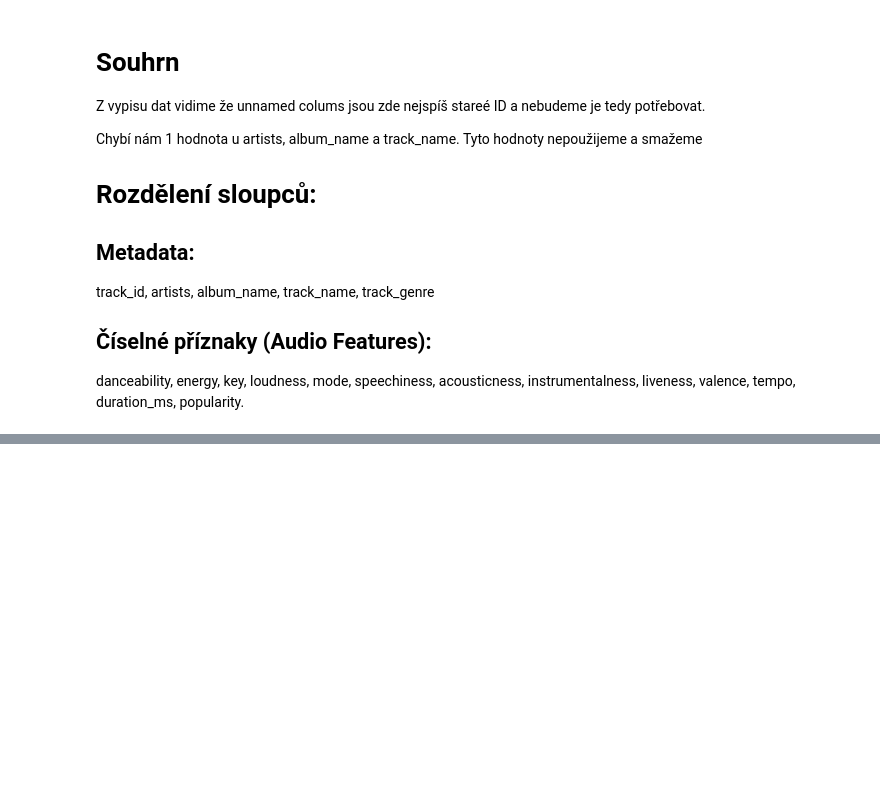
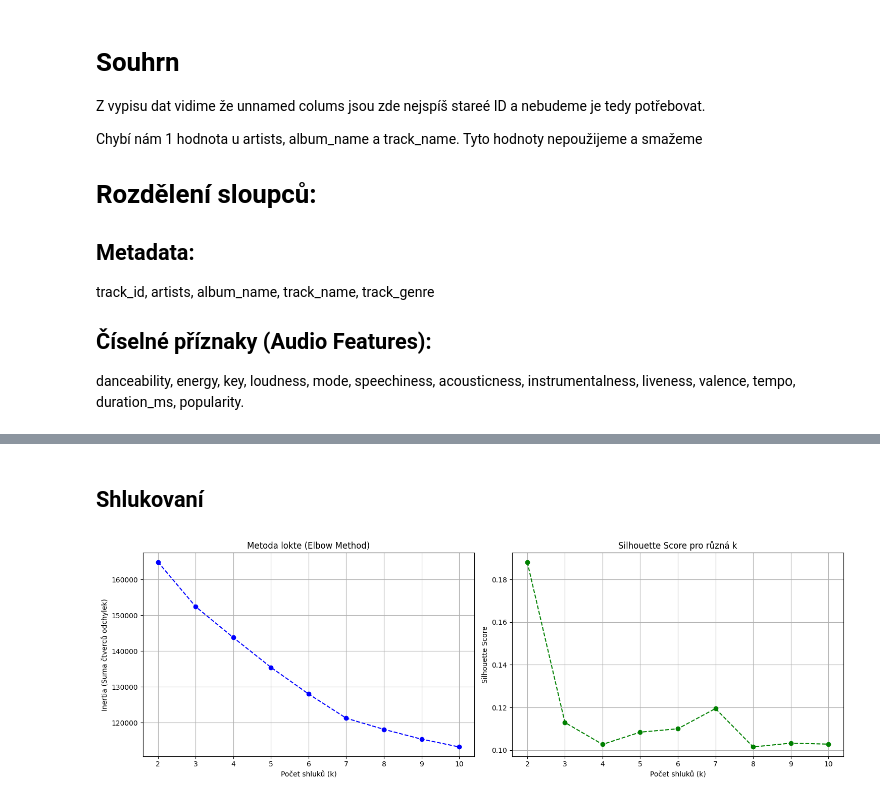
Before and after one commit to Varpyx/Uro-Bootstrap, a Jupyter notebook: fml_01_student_en_active_learning.ipynb, the cells around one changed output, grey strips where cells are left out. Cells and saved outputs as stored; diff of their text form; code cells hidden in the pictures; blank space fills up the shorter version.

```diff
--- a/fml_01_student_en_active_learning.ipynb
+++ b/fml_01_student_en_active_learning.ipynb
@@ -427,4 +74,0 @@ Why is this a poor definition for analysing historical sales? Choose the more me
-# %%
-df["HouseAgeAtSale"] = df["YrSold"] - df["YearBuilt"]
-
-df.loc[:, ["YearBuilt", "YrSold", "HouseAgeAtSale"]].head()
@@ -617,0 +110,16 @@ These skills will be used later in the semester project.
+# %%
+from sklearn.preprocessing import StandardScaler
+
+# 1. Přehled minim, maxim a průměrů před škálováním
+print("=== PREHLED MĚŘÍTEK PŘED ŠKÁLOVÁNÍM ===")
+display(X.describe().T[["min", "mean", "max", "std"]])
+
+# 2. Aplikace StandardScaleru
+scaler = StandardScaler()
+X_scaled = scaler.fit_transform(X)
+
+# 3. Převod výstupu (NumPy pole) zpět do Pandas DataFrame pro přehlednost
+X_scaled_df = pd.DataFrame(X_scaled, columns=feature_cols)
+
+print("\n=== NÁHLED NA VYŠKÁLOVANÁ DATA (prvních 5 řádků) ===")
+display(X_scaled_df.head())
@@ -617,0 +149,46 @@ These skills will be used later in the semester project.
+# %% [markdown]
+## Shlukovaní
+# %%
+import matplotlib.pyplot as plt
+import numpy as np
+from sklearn.cluster import KMeans
+from sklearn.metrics import silhouette_score
+
+# 1. Reprezentativní vzorek 15000 skladeb
+np.random.seed(42)
+sample_indices = np.random.choice(len(X_scaled), size=15000, replace=False)
+X_sample = X_scaled[sample_indices]
+
+inertia = []
+silhouette_scores = []
+k_range = range(2, 11)
+
+# 2. Výpočet metrik
+for k in k_range:
+    kmeans = KMeans(n_clusters=k, random_state=42, n_init="auto")
+    labels = kmeans.fit_predict(X_sample)
+
+    inertia.append(kmeans.inertia_)
+    silhouette_scores.append(silhouette_score(X_sample, labels))
+
+# 3. Vykreslení obou grafů vedle sebe
+fig, (ax1, ax2) = plt.subplots(1, 2, figsize=(15, 5))
+
+# Graf 1: Metoda lokte (Elbow Plot)
+ax1.plot(k_range, inertia, marker="o", linestyle="--", color="b")
+ax1.set_xlabel("Počet shluků (k)")
+ax1.set_ylabel("Inertia (Suma čtverců odchylek)")
+ax1.set_title("Metoda lokte (Elbow Method)")
+ax1.grid(True)
+
+# Graf 2: Silhouette Score
+ax2.plot(k_range, silhouette_scores, marker="o", linestyle="--", color="g")
+ax2.set_xlabel("Počet shluků (k)")
+ax2.set_ylabel("Silhouette Score")
+ax2.set_title("Silhouette Score pro různá k")
+ax2.grid(True)
+
+plt.tight_layout()
+plt.show()
+# %% [output]
+[figure, added]
```
Also changed, not shown: parts of 79 cells of this notebook.
